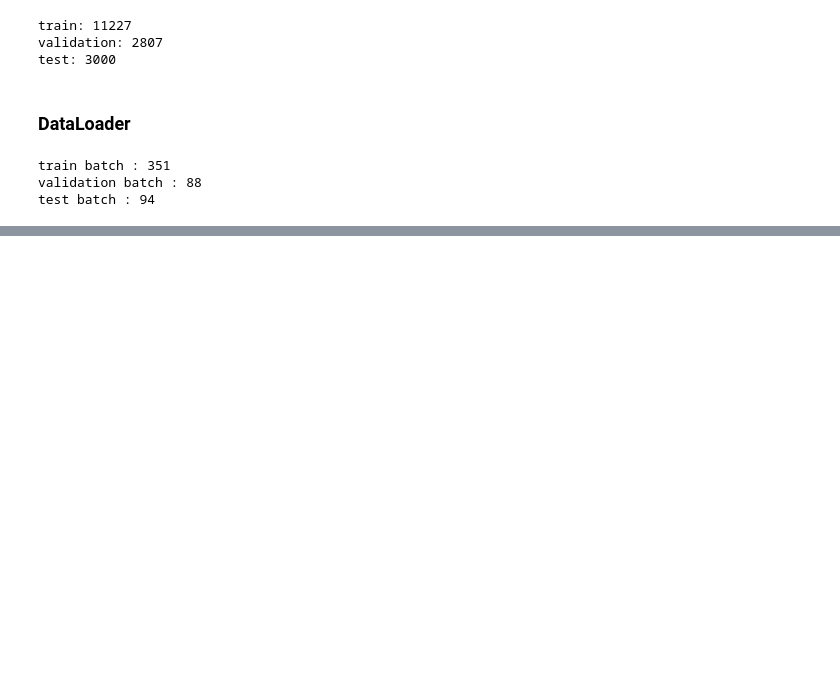
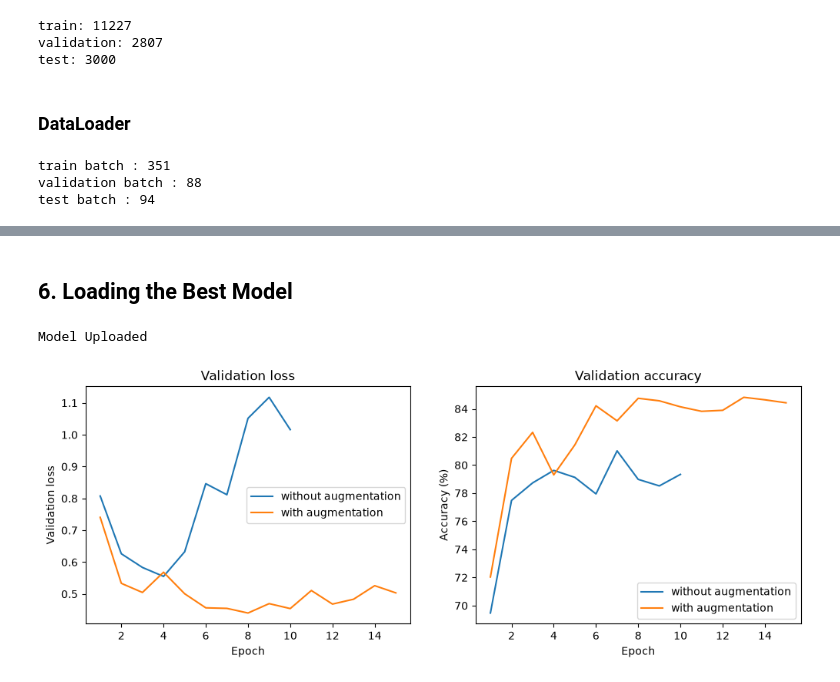
Before and after one commit to uzeyirelivasli/ConvNet-Architecture, a Jupyter notebook: Landscape-Classification.ipynb, the cells around one changed output, grey strips where cells are left out. Drawn from its saved outputs; the diff is of its cells as text; code cells hidden in the pictures; blank space fills up the shorter version.

```diff
--- a/Landscape-Classification.ipynb
+++ b/Landscape-Classification.ipynb
@@ -153,0 +710,33 @@ tensor([4, 5, 3, 0, 3, 2, 3, 1, 5, 0])
+# %% [markdown]
+## 6. Loading the Best Model
+# %%
+model = SimpleCNN()
+model.load_state_dict(torch.load("models/best_model_aug.pth"))
+model.eval()
+print("Model Uploaded")
+# %% [output]
+Model Uploaded
+# %%
+plt.figure(figsize=(12, 4))
+
+#validation loss
+plt.subplot(1, 2, 1)
+plt.plot(range(1, len(val_losses) + 1), val_losses, label="without augmentation")
+plt.plot(range(1, len(val_losses_aug) + 1), val_losses_aug, label="with augmentation")
+plt.xlabel("Epoch")
+plt.ylabel("Validation loss")
+plt.title("Validation loss")
+plt.legend()
+
+#validation accuracy
+plt.subplot(1, 2, 2)
+plt.plot(range(1, len(val_accuracies) + 1), val_accuracies, label="without augmentation")
+plt.plot(range(1, len(val_accuracies_aug) + 1), val_accuracies_aug, label="with augmentation")
+plt.xlabel("Epoch")
+plt.ylabel("Accuracy (%)")
+plt.title("Validation accuracy")
+plt.legend()
+
+plt.show()
+# %% [output]
+[figure, added]
```
Also changed, not shown: parts of 31 cells of this notebook, 6 other files.
